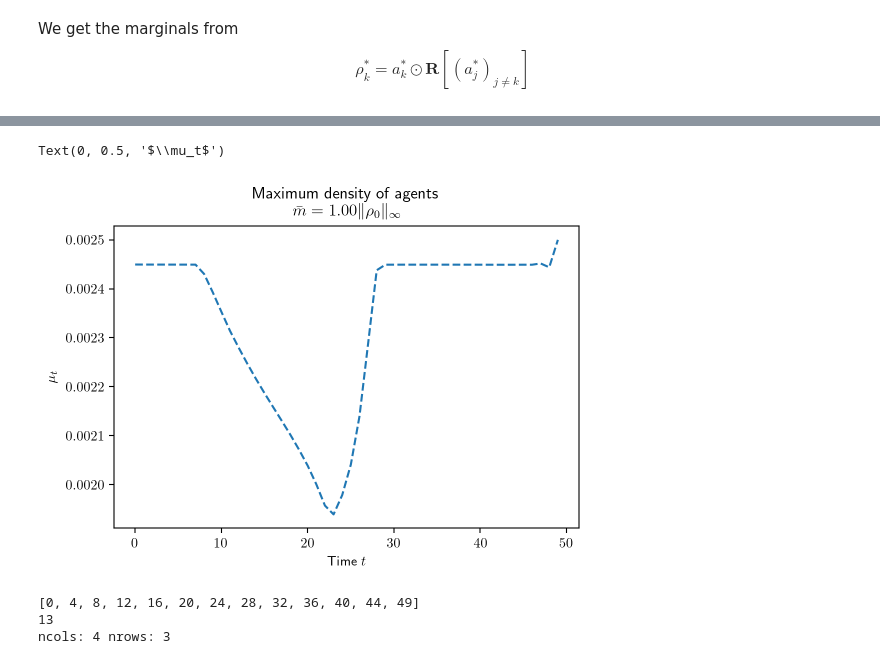
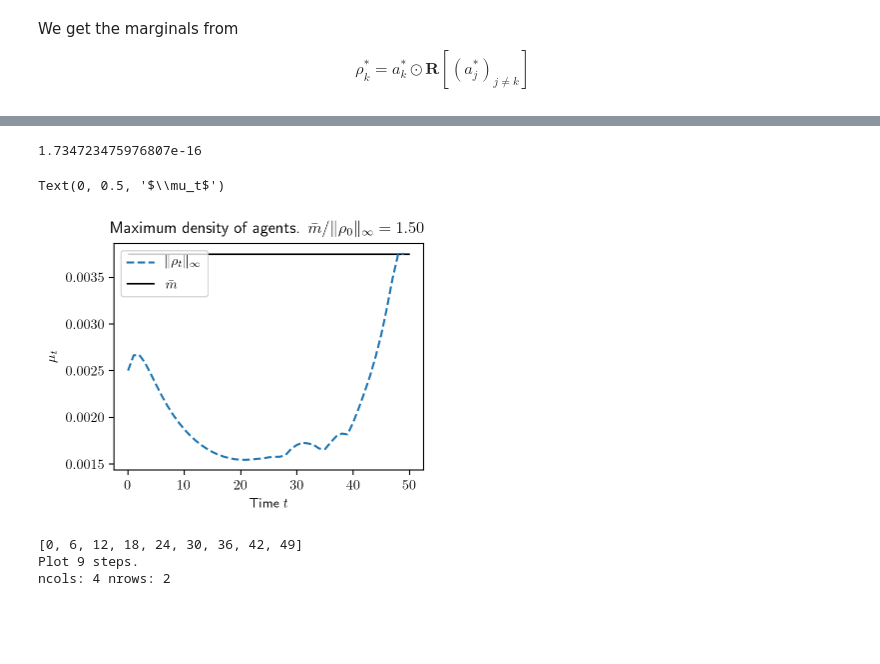
Before and after one commit to ManifoldFR/mva-optimaltransport, a Jupyter notebook: project/multistep.ipynb, the cells around one changed output, grey strips where cells are left out. Saved outputs shown, nothing was run; the diff lists cells and outputs as text; code cells hidden in the pictures; blank space fills up the shorter version.

Commit message:
Update plots, ran experiments

```diff
--- a/project/multistep.ipynb
+++ b/project/multistep.ipynb
@@ -60,8 +60,6 @@ print("Number of grid points: ", xg.size)
 
 extent = [0, xar.max(), 0, yar.max()]
 
-IMAGE_DIR = "images/multimarg_room3/"
-os.makedirs(IMAGE_DIR, exist_ok=True)
 
 def setup1():
     rho_0 = (np.abs(xg - 0.24) <= 0.14) & (np.abs(yg - .86) <= 0.1)
@@ -84,9 +82,11 @@ def setup3():
     rho_0 = rho_0.astype(np.float64)
     rho_0 /= rho_0.sum()  # normalize the density
     mask = room3(xg, yg)
-    exit_mask = (np.abs(xg - .88) <= 0.08) & (np.abs(yg - .85) <= 0.1)
+    exit_mask = (np.abs(xg - .88) <= 0.1) & (np.abs(yg - .8) <= 0.15)
     return rho_0, mask, exit_mask
 
+IMAGE_DIR = "images/multimarg_room3/"
+os.makedirs(IMAGE_DIR, exist_ok=True)
 
 rho_0, mask, exit_mask = setup3()
 
@@ -175,7 +175,7 @@ N_t = 50
 tmax = 10.
 dt = tmax / N_t  # timestep
 
-sigma = 0.06
+sigma = 0.08
 epsilon = sigma ** 2
 print("Epsilon:", epsilon)
 ## New epsilon-kernel
@@ -203,7 +196,7 @@ $$
 
 Let's write the full Sinkhorn algorithm:
 # %%
-kappa = 1.
+kappa = 1.5
 congest_max = kappa * rho_0.max()
 print("Max congestion:", congest_max)
 # %% [output]
@@ -256,17 +249,25 @@ Elapsed time: 40.19964957237244
 # %%
 # Now compute the marginals from the potentials
 marginals = compute_marginals(a_s, K_eps_op)
+# %%
+np.abs(rho_0 - marginals[0]).max() / rho_0.max()
+# %% [output]
+1.734723475976807e-16
 # %%
 max_densities = []
 for t, mu in enumerate(marginals):
     max_densities.append(mu.max())
     #print("Time %d: max density %.3e" % (t, mu.max()))
-fig = plt.figure(figsize=(6,4))
-plt.plot(max_densities, ls='--')
-plt.title("Maximum density of agents\n$\\bar{m}"+
-          f"={kappa:.2f}\|\\rho_0\|_\infty$")
+fig = plt.figure(figsize=(4,3))
+plt.plot(max_densities, ls='--', label="$\|\\rho_t\|_\infty$")
+plt.title("Maximum density of agents. $\\bar{m}/\|\\rho_0\|_\infty"+
+          f"={kappa:.2f}$")
+plt.hlines(congest_max, 0, N_t, ls='-',lw=1.2,label="$\\bar{m}$")
+plt.legend()
+ylims = plt.ylim()
+#plt.ylim((-.02*rho_0.max(), 1.01*ylims[1]))
 plt.xlabel("Time $t$")
 plt.ylabel("$\\mu_t$")
 # %% [output]
 Text(0, 0.5, '$\\mu_t$')
-[figure, old version]
+[figure, new version]
@@ -273,13 +276,14 @@ Text(0, 0.5, '$\\mu_t$')
 # %%
-steps_to_plot = [4*t for t in range(N_t//4)]
+skip = 6
+steps_to_plot = [skip*t for t in range(N_t//skip)]
 steps_to_plot.append(N_t-1)
 print(steps_to_plot)
-print(len(steps_to_plot))
+print("Plot",len(steps_to_plot), "steps.")
 ncols = 4
 nrows = len(steps_to_plot) // ncols
 print("ncols:", ncols, "nrows:", nrows)
 # %% [output]
-[0, 4, 8, 12, 16, 20, 24, 28, 32, 36, 40, 44, 49]
-13
-ncols: 4 nrows: 3
+[0, 6, 12, 18, 24, 30, 36, 42, 49]
+Plot 9 steps.
+ncols: 4 nrows: 2
 # %%
```
Also changed, not shown: parts of 8 cells of this notebook, 23 other files.
